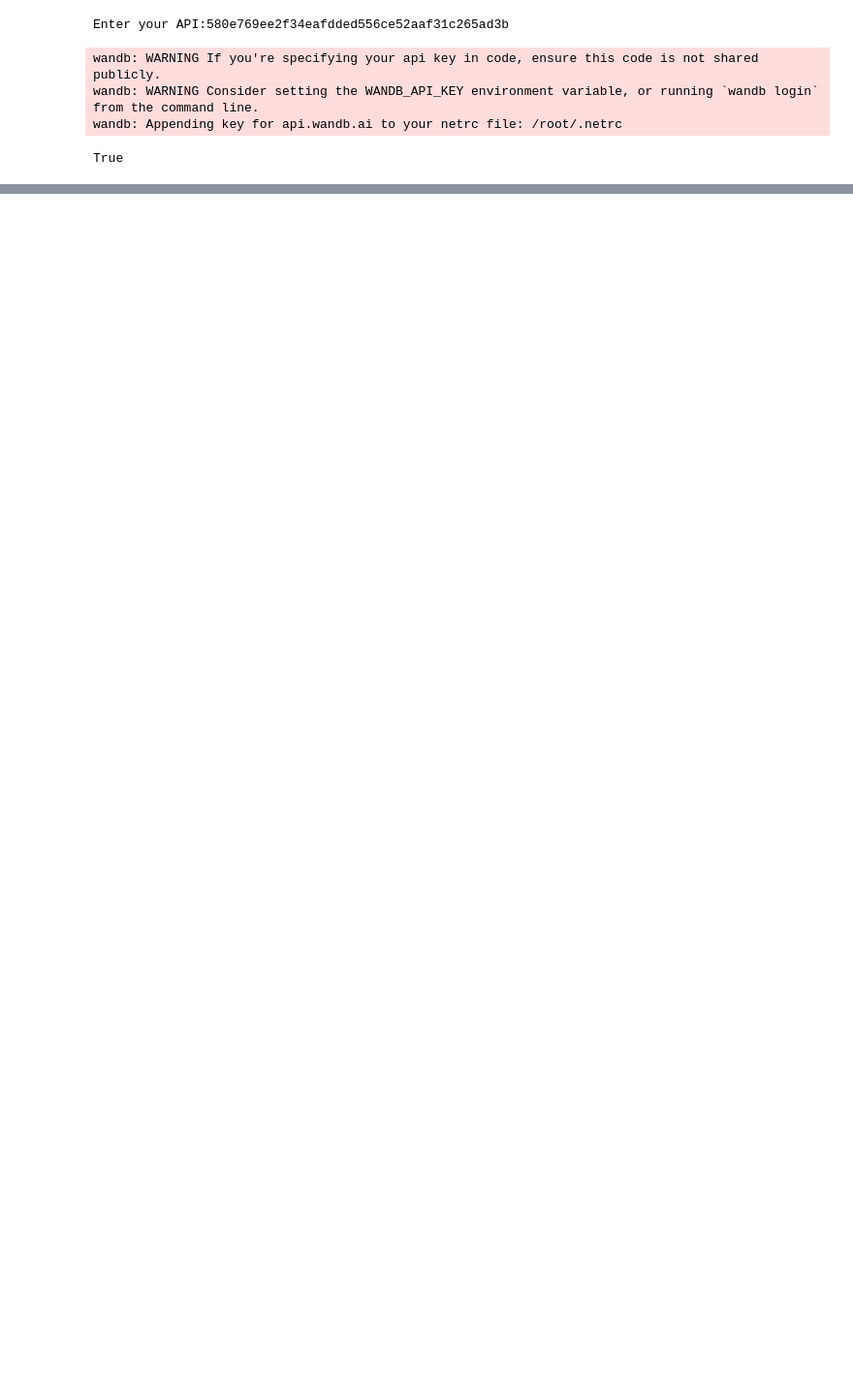
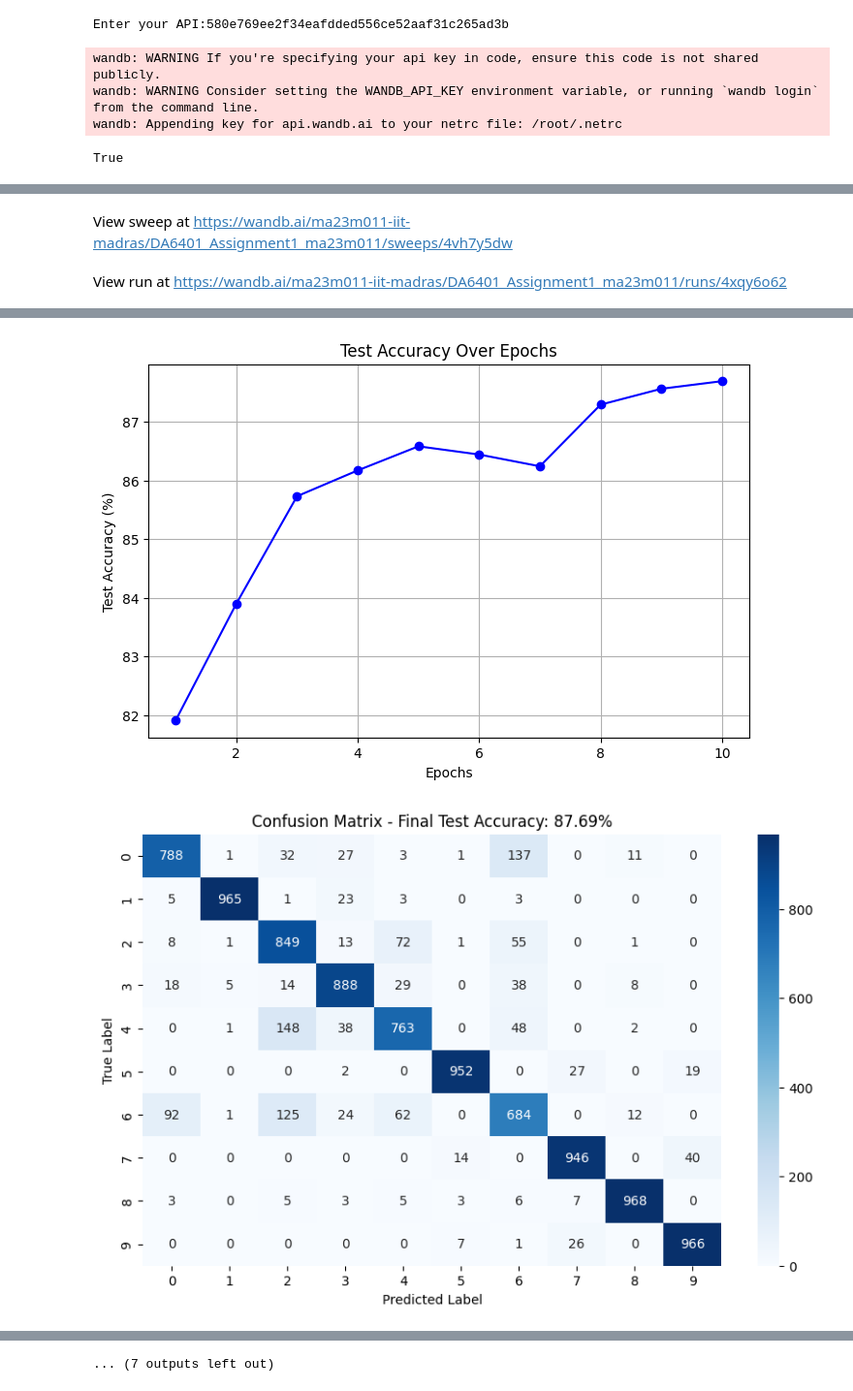
Before and after one commit to ma23m/DA6401---Assignment-1, a Jupyter notebook: DL_Assignment_1.ipynb, the cells around one changed output, grey strips where cells are left out. Shown at 97% size. Cells and saved outputs as stored; diff of their text form; code cells hidden in the pictures; blank space fills up the shorter version.

```diff
--- a/DL_Assignment_1.ipynb
+++ b/DL_Assignment_1.ipynb
@@ -511,0 +578,74 @@ Run summary:
+# %%
+import numpy as np
+import matplotlib.pyplot as plt
+import seaborn as sns
+from sklearn.metrics import confusion_matrix
+import wandb
+
+def train_best_model_and_plot_confusion_matrix():
+    wandb.init(project="DA6401_Assignment1_ma23m011", name="Best Model - Conf Matrix")
+
+    # Train Best Model
+    best_model = NeuralNetwork(
+        input_size=784,
+        hidden_layers=best_config['hidden_layers'],
+        output_size=10,
+        learning_rate=best_config['learning_rate'],
+        optimizer=best_config['optimizer'],
+        weight_init=best_config['weight_init'],
+        activation=best_config['activation'],
+        weight_decay=best_config['weight_decay']
+    )
+
+    num_epochs = best_config['epochs']
+    batch_size = best_config['batch_size']
+
+    # Store test accuracy for plotting
+    test_accuracies = []
+
+    for epoch in range(num_epochs):
+        best_model.train(x_train, y_train, x_val, y_val, epochs=1, batch_size=batch_size)
+
+        # Forward pass to get predictions on test set
+        y_pred_probs = best_model.forward(x_test)[0][-1]  # Get softmax output
+        y_pred = np.argmax(y_pred_probs, axis=1)
+        y_true = np.argmax(y_test, axis=1)
+
+        # Compute test accuracy
+        accuracy = np.sum(y_pred == y_true) / y_true.shape[0]
+        test_accuracies.append(accuracy * 100)  # Convert to percentage
+
+        print(f"Epoch {epoch+1}: Test Accuracy = {accuracy*100:.2f}%")
+
+        # Log accuracy per epoch to WandB
+        wandb.log({"Test Accuracy": accuracy * 100, "Epoch": epoch + 1})
+
+    # Plot Test Accuracy Over Epochs
+    plt.figure(figsize=(8, 5))
+    plt.plot(range(1, num_epochs+1), test_accuracies, marker='o', linestyle='-', color='b')
+    plt.xlabel("Epochs")
+    plt.ylabel("Test Accuracy (%)")
+    plt.title("Test Accuracy Over Epochs")
+    plt.grid()
+
+    # Log the accuracy plot
+    wandb.log({"Test Accuracy Plot": wandb.Image(plt)})
+    plt.show()
+
+    # Compute Confusion Matrix
+    cm = confusion_matrix(y_true, y_pred)
+
+    fig, ax = plt.subplots(figsize=(10, 6))
+    sns.heatmap(cm, annot=True, fmt="d", cmap="Blues", xticklabels=range(10), yticklabels=range(10))
+    plt.xlabel("Predicted Label")
+    plt.ylabel("True Label")
+    plt.title(f"Confusion Matrix - Final Test Accuracy: {accuracy*100:.2f}%")
+
+    # Log confusion matrix to WandB
+    wandb.log({"Confusion Matrix": wandb.Image(fig)})
+
+    plt.show()
+
+# Run the Sweep
+wandb.agent(sweep_id_conf_matrix, function=train_best_model_and_plot_confusion_matrix)
+# %% [output]
@@ -511,0 +660,2 @@ Run summary:
+View sweep at https://wandb.ai/ma23m011-iit-madras/DA6401_Assignment1_ma23m011/sweeps/4vh7y5dw
+View run at https://wandb.ai/ma23m011-iit-madras/DA6401_Assignment1_ma23m011/runs/4xqy6o62
@@ -511,0 +682,2 @@ Run summary:
+[figure, added]
+[figure, added]
@@ -511,0 +685 @@ Run summary:
+... (7 outputs left out)
```
Also changed, not shown: parts of 12 cells of this notebook, 1 other file.
